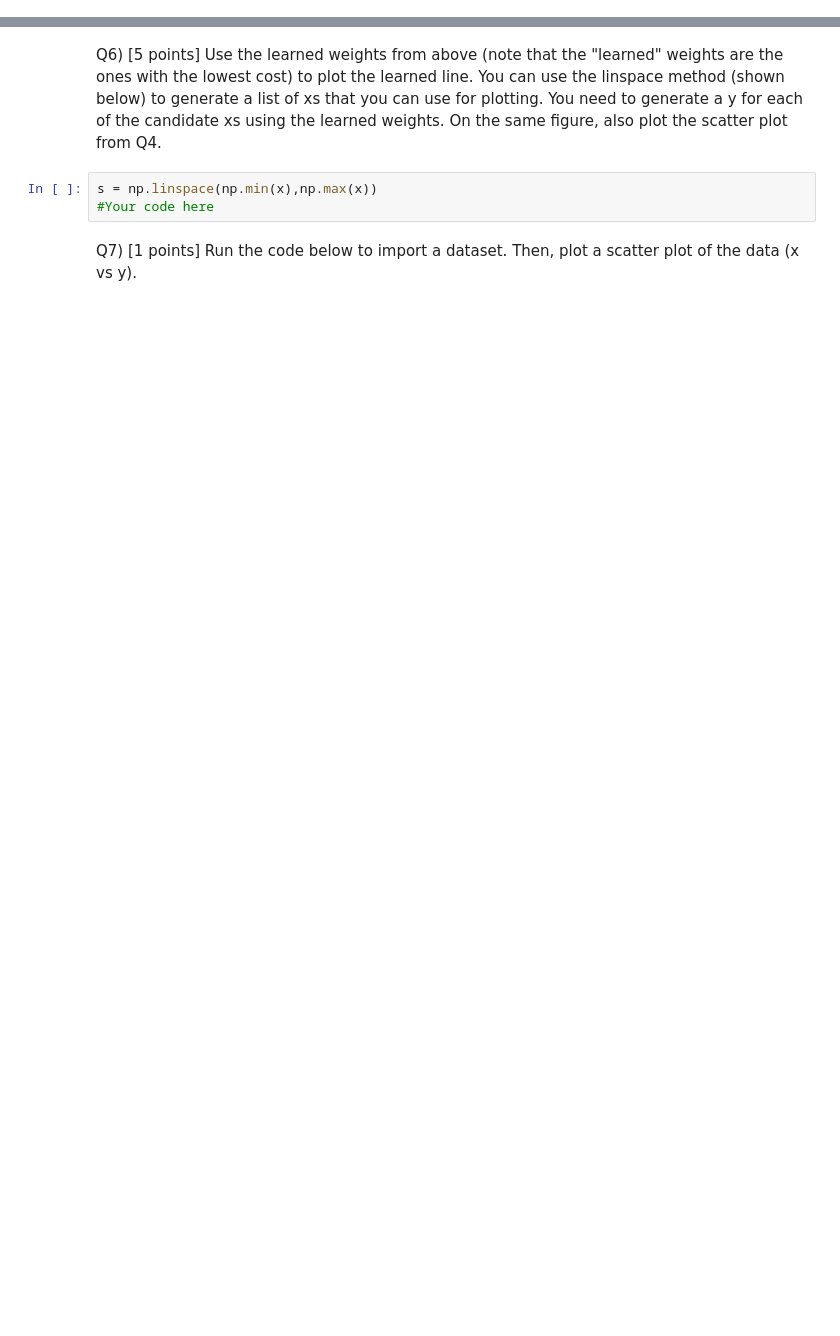
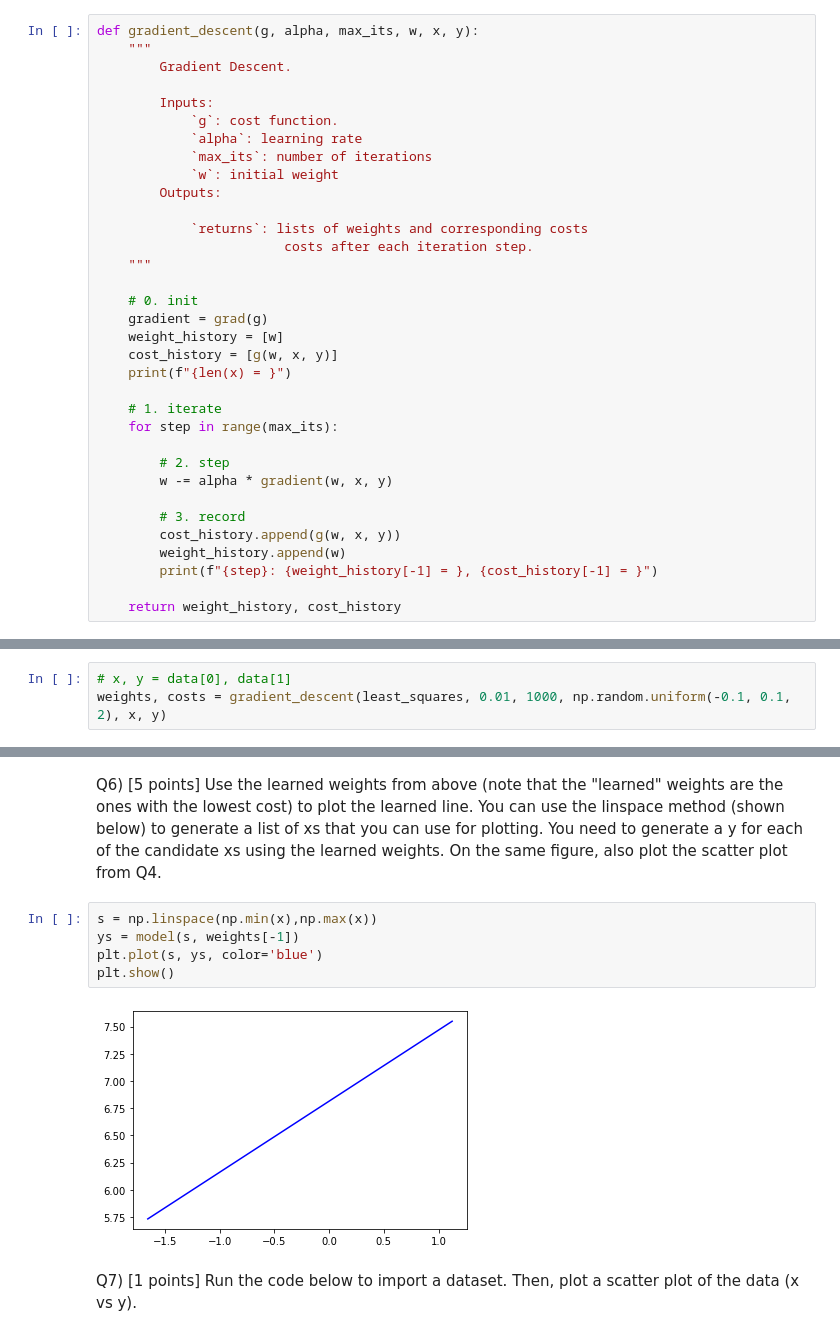
Before and after one commit to lostflux/machine-learning, a Jupyter notebook: HW2/HW2.ipynb, the cells around one changed output, grey strips where cells are left out. Cells and saved outputs as stored; diff of their text form; blank space fills up the shorter version.

```diff
--- a/HW2/HW2.ipynb
+++ b/HW2/HW2.ipynb
@@ -29,3 +42,37 @@ def gradient_descent(g,alpha,max_its,w,x,y):
+# %%
+def gradient_descent(g, alpha, max_its, w, x, y):
+    """
+        Gradient Descent.
+
+        Inputs:
+            `g`: cost function.
+            `alpha`: learning rate
+            `max_its`: number of iterations
+            `w`: initial weight
+        Outputs:
+
+            `returns`: lists of weights and corresponding costs
+                        costs after each iteration step.
+    """
+
+    # 0. init
+    gradient = grad(g)
+    weight_history = [w]
+    cost_history = [g(w, x, y)]
+    print(f"{len(x) = }")
+
+    # 1. iterate
+    for step in range(max_its):
+
+        # 2. step
+        w -= alpha * gradient(w, x, y)
+
+        # 3. record
+        cost_history.append(g(w, x, y))
+        weight_history.append(w)
+        print(f"{step}: {weight_history[-1] = }, {cost_history[-1] = }")
+
+    return weight_history, cost_history
 # %% [markdown]
 Q4) [1 points]  Run the code below to import a dataset. Then, plot a scatter plot of the data (x vs y).
 # %%
@@ -55,0 +105,3 @@ alpha=0.01
+# %%
+# x, y = data[0], data[1]
+weights, costs = gradient_descent(least_squares, 0.01, 1000, np.random.uniform(-0.1, 0.1, 2), x, y)
@@ -57,7 +127,11 @@ alpha=0.01
 Q6) [5 points] Use the learned weights from above (note that the "learned" weights are the ones with the lowest cost) to plot the learned line. You can use the linspace method (shown below) to generate a list of xs that you can use for plotting. You need to generate a y for each of the candidate xs using the learned weights. On the same figure, also plot the scatter plot from Q4.
 # %%
 s = np.linspace(np.min(x),np.max(x))
-#Your code here
+ys = model(s, weights[-1])
+plt.plot(s, ys, color='blue')
+plt.show()
+# %% [output]
+[figure, added]
 # %% [markdown]
 Q7) [1 points]  Run the code below to import a dataset. Then, plot a scatter plot of the data (x vs y).
 # %%
```
Also changed, not shown: parts of 11 cells of this notebook.
